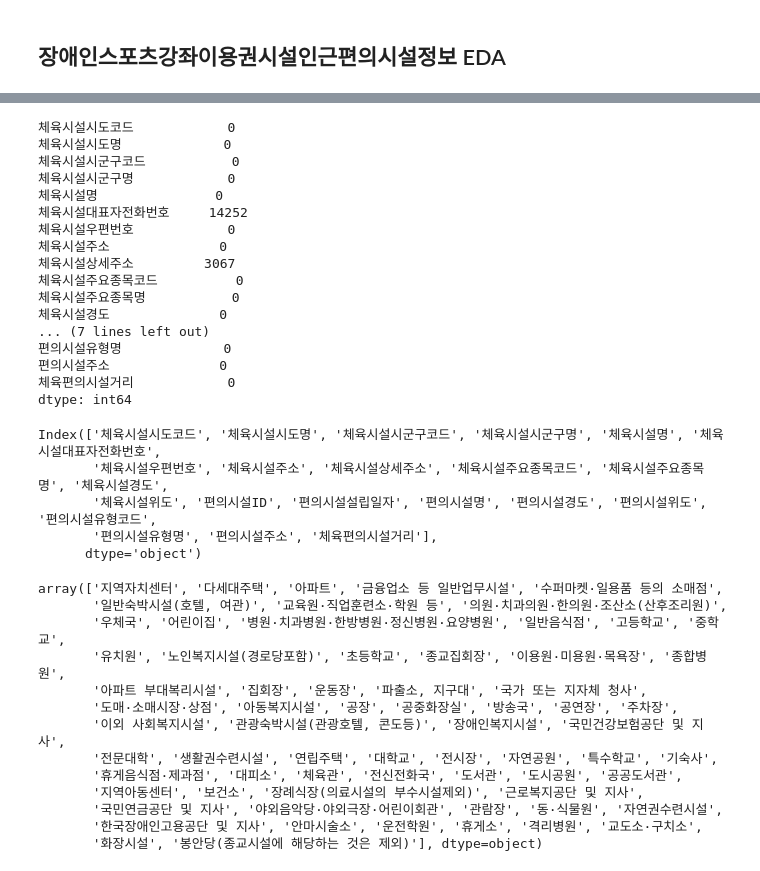
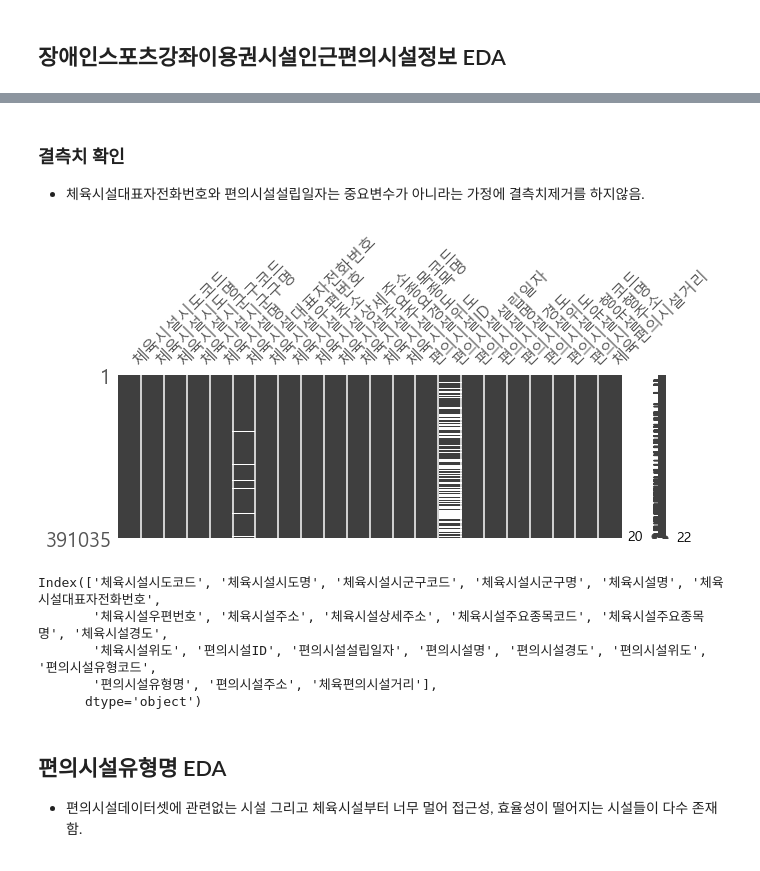
Before and after one commit to dokdin/Portfolio2, a Jupyter notebook: Code/EDA.ipynb, the cells around one changed output, grey strips where cells are left out. Cells and saved outputs as stored; diff of their text form; code cells hidden in the pictures.

```diff
--- a/Code/EDA.ipynb
+++ b/Code/EDA.ipynb
@@ -37,3 +68,7 @@ extra_facilities=pd.read_csv('data/장애인스포츠강좌이용권시설인근
+# %%
+def 결측치(data):
+    %matplotlib inline
+    msno.matrix(data,figsize=(10,3))
 # %% [markdown]
 ## 장애인전용체육시설현황 EDA
 - 전국의 장애인전용 체육시설은 68곳이 존재하며 민간시설에 비해 많이 부족함.
@@ -316,23 +338,11 @@ extra_facilities.head(3)
-# %%
-extra_facilities.isnull().sum()
-# %% [output]
-체육시설시도코드            0
-체육시설시도명             0
-체육시설시군구코드           0
-체육시설시군구명            0
-체육시설명               0
-체육시설대표자전화번호     14252
-체육시설우편번호            0
-체육시설주소              0
-체육시설상세주소         3067
-체육시설주요종목코드          0
-체육시설주요종목명           0
-체육시설경도              0
-... (7 lines left out)
-편의시설유형명             0
-편의시설주소              0
-체육편의시설거리            0
-dtype: int64
+# %% [markdown]
+### 결측치 확인
+- 체육시설대표자전화번호와 편의시설설립일자는 중요변수가 아니라는 가정에 결측치제거를 하지않음.
+# %%
+
+결측치(extra_facilities)
+# %% [output]
+[figure, added]
 # %%
 extra_facilities.columns
 # %% [output]
@@ -341,19 +351,6 @@ Index(['체육시설시도코드', '체육시설시도명', '체육시설시군
        '체육시설위도', '편의시설ID', '편의시설설립일자', '편의시설명', '편의시설경도', '편의시설위도', '편의시설유형코드',
        '편의시설유형명', '편의시설주소', '체육편의시설거리'],
       dtype='object')
-# %%
-extra_facilities['편의시설유형명'].unique()
-# %% [output]
-array(['지역자치센터', '다세대주택', '아파트', '금융업소 등 일반업무시설', '수퍼마켓·일용품 등의 소매점',
-       '일반숙박시설(호텔, 여관)', '교육원·직업훈련소·학원 등', '의원·치과의원·한의원·조산소(산후조리원)',
-       '우체국', '어린이집', '병원·치과병원·한방병원·정신병원·요양병원', '일반음식점', '고등학교', '중학교',
-       '유치원', '노인복지시설(경로당포함)', '초등학교', '종교집회장', '이용원·미용원·목욕장', '종합병원',
-       '아파트 부대복리시설', '집회장', '운동장', '파출소, 지구대', '국가 또는 지자체 청사',
-       '도매·소매시장·상점', '아동복지시설', '공장', '공중화장실', '방송국', '공연장', '주차장',
-       '이외 사회복지시설', '관광숙박시설(관광호텔, 콘도등)', '장애인복지시설', '국민건강보험공단 및 지사',
-       '전문대학', '생활권수련시설', '연립주택', '대학교', '전시장', '자연공원', '특수학교', '기숙사',
-       '휴게음식점·제과점', '대피소', '체육관', '전신전화국', '도서관', '도시공원', '공공도서관',
-       '지역아동센터', '보건소', '장례식장(의료시설의 부수시설제외)', '근로복지공단 및 지사',
-       '국민연금공단 및 지사', '야외음악당·야외극장·어린이회관', '관람장', '동·식물원', '자연권수련시설',
-       '한국장애인고용공단 및 지사', '안마시술소', '운전학원', '휴게소', '격리병원', '교도소·구치소',
-       '화장시설', '봉안당(종교시설에 해당하는 것은 제외)'], dtype=object)
+# %% [markdown]
+## 편의시설유형명 EDA
+- 편의시설데이터셋에 관련없는 시설 그리고 체육시설부터 너무 멀어 접근성, 효율성이 떨어지는 시설들이 다수 존재함.
```
Also changed, not shown: parts of 27 cells of this notebook.
